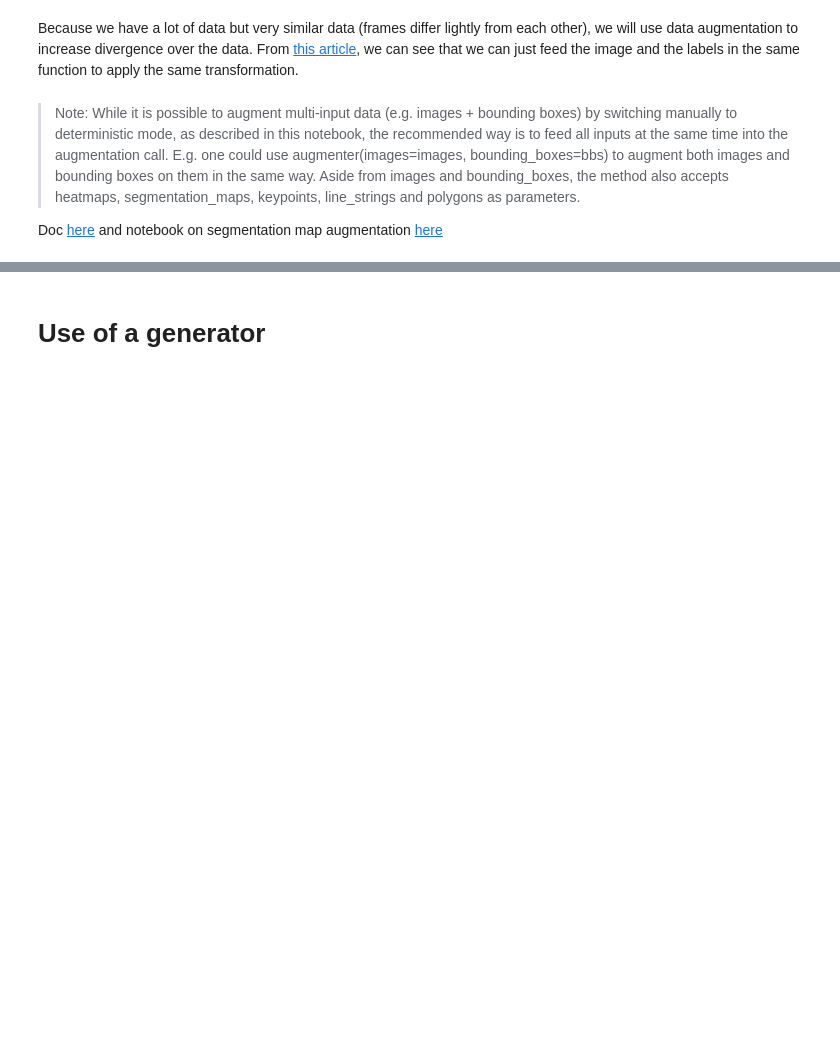
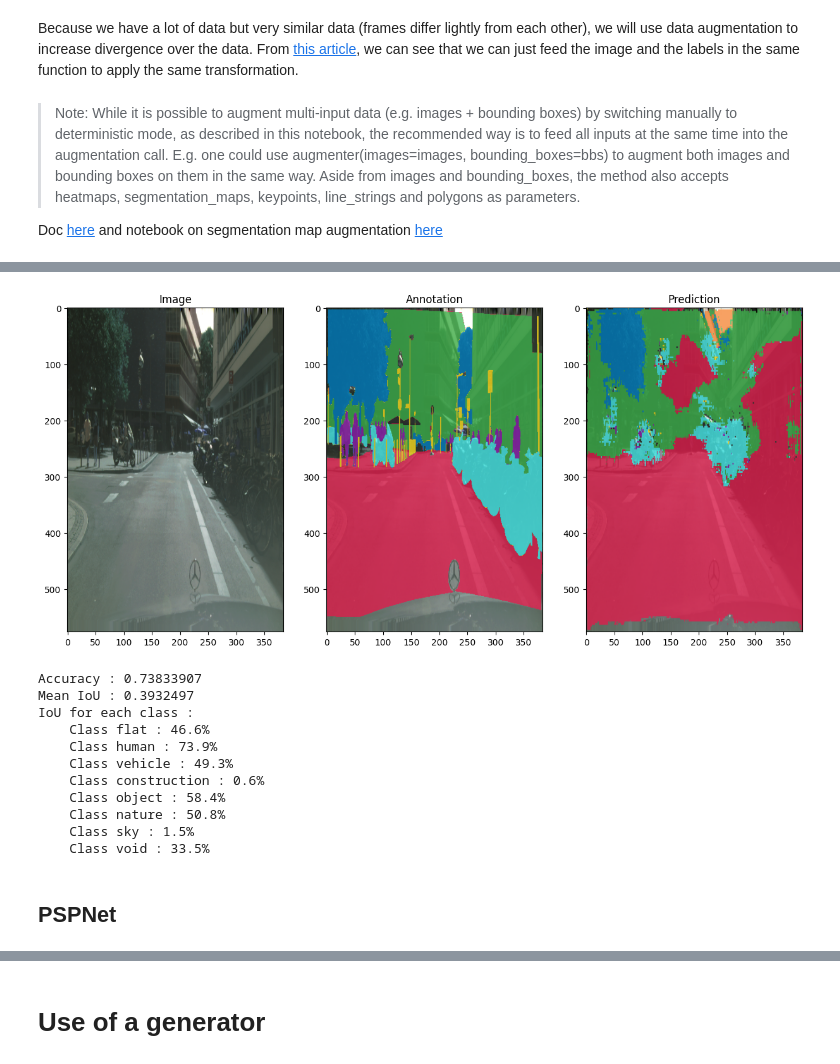
Before and after one commit to Hkllopp/data-segmentation, a Jupyter notebook: notebook.ipynb, the cells around one changed output, grey strips where cells are left out. Cells and saved outputs as stored; diff of their text form; code cells hidden in the pictures; blank space fills up the shorter version.

```diff
--- a/notebook.ipynb
+++ b/notebook.ipynb
@@ -548,0 +663,41 @@ augment_images(r"processed_data\training_data", r"processed_data\training_labels
+# %%
+model = unet(n_classes=8,input_height=384, input_width=576)
+
+weights_path = None
+
+# Creating checkpoint folder
+checkpoint_folder = f"tmp\{model.model_name}_augmented\{datetime.now().strftime('%Y-%m-%d_%H-%M-%S')}"
+print(f"checkpoint_folder : {checkpoint_folder}")
+if not os.path.exists(checkpoint_folder):
+    os.makedirs(checkpoint_folder)
+
+# If there is a checkpoint, load it
+if weights_path != None:
+    model.load_weights(weights_path)
+    print("Model loaded.")
+
+
+model_checkpoint = ModelCheckpoint(
+    os.path.join(checkpoint_folder, model.model_name + "_{epoch:02d}.h5"),
+    monitor="categorical_crossentropy",
+    verbose=1,
+    save_best_only=False,
+    save_weights_only=False,)
+
+
+# Loss is categorical_crossentropy
+# Optimizer is adam
+# Metrics is accuracy
+history = train(
+            model,
+            train_images =  training_data_folder,
+            train_annotations = training_labels_folder,
+            checkpoints_path = checkpoint_folder + f"\{model.model_name}.ckpt",
+            epochs=5,
+            verify_dataset = False,
+            callbacks=[model_checkpoint]
+            )
+
+# Save history
+with open(os.path.join(checkpoint_folder, "history.pkl"), "wb") as f:
+    pickle.dump(history.history, f)
@@ -548,0 +721,3 @@ augment_images(r"processed_data\training_data", r"processed_data\training_labels
+# %%
+metrics = evaluate_seg_model(model, validation_data_folder, validation_labels_folder, validation_labels_pred_folder)
+# %% [output]
@@ -549 +734,15 @@ augment_images(r"processed_data\training_data", r"processed_data\training_labels
+[figure, added]
+Accuracy : 0.73833907
+Mean IoU : 0.3932497
+IoU for each class :
+    Class flat : 46.6%
+    Class human : 73.9%
+    Class vehicle : 49.3%
+    Class construction : 0.6%
+    Class object : 58.4%
+    Class nature : 50.8%
+    Class sky : 1.5%
+    Class void : 33.5%
+# %% [markdown]
+## PSPNet
 # %%
```
Also changed, not shown: parts of 23 cells of this notebook.
